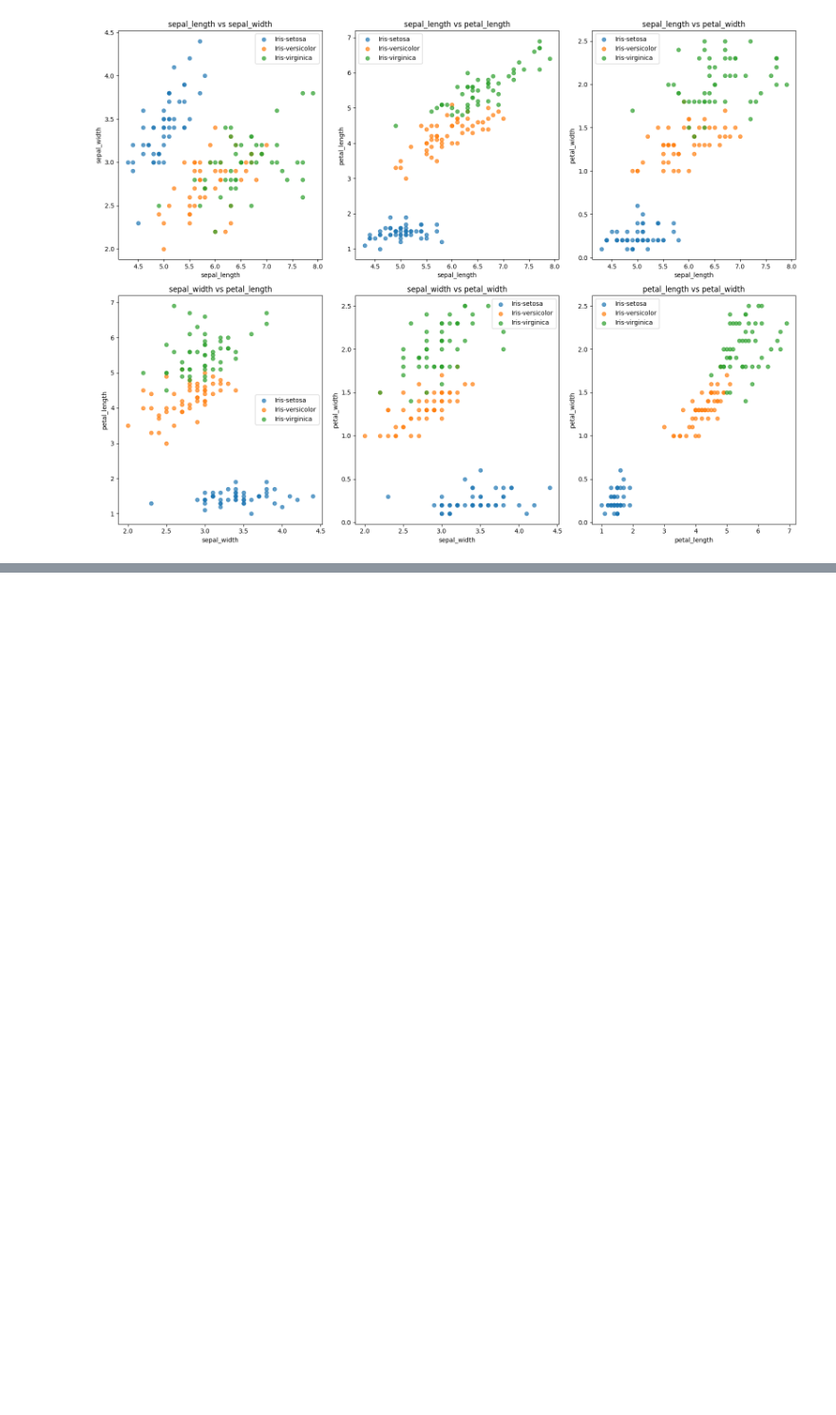
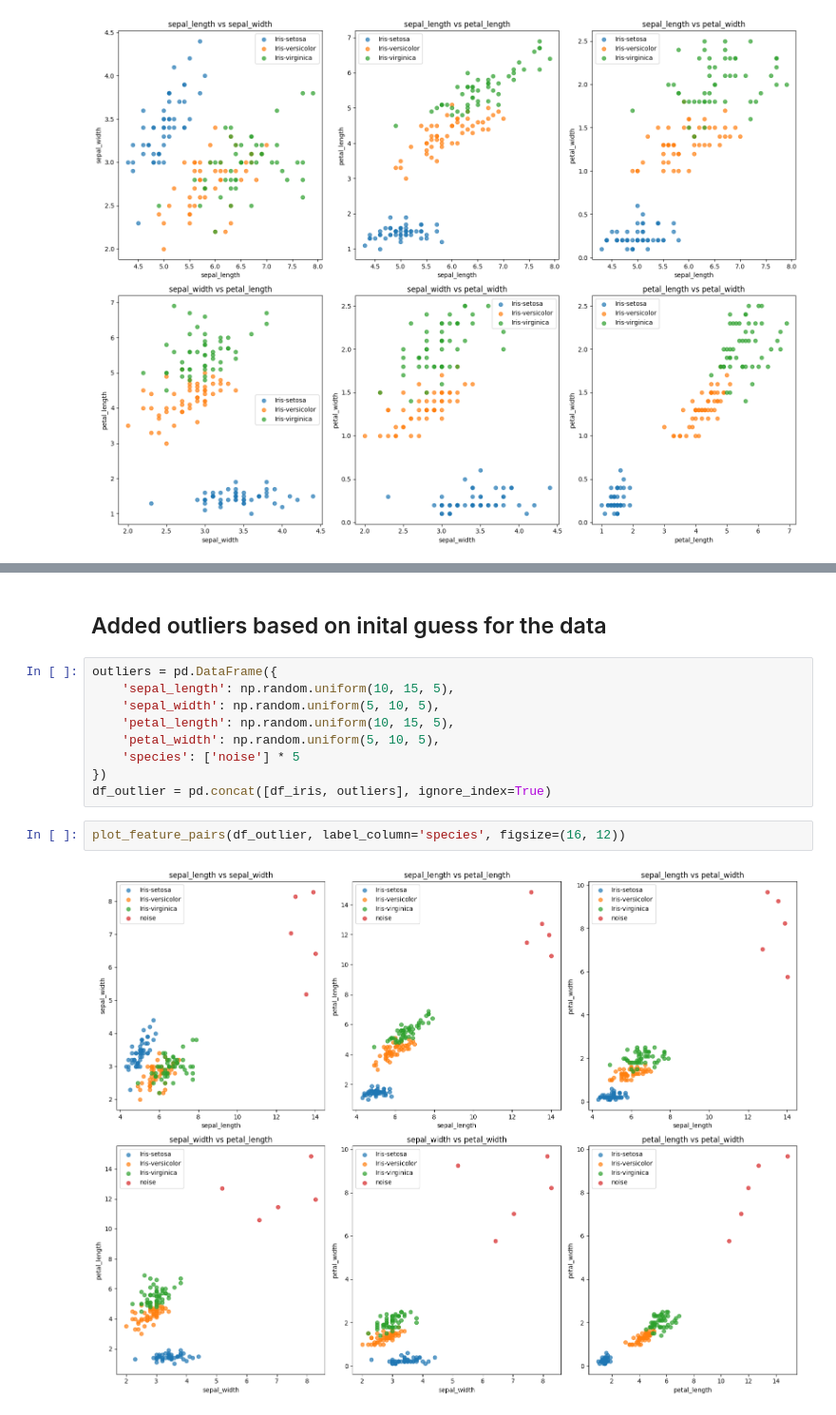
Before and after one commit to Poison-Cluster/poison-cluster, a Jupyter notebook: randomized_injection/randomized_injection_attack.ipynb, the cells around one changed output, grey strips where cells are left out. Shown at 95% size. Drawn from its saved outputs; the diff is of its cells as text; blank space fills up the shorter version.

```diff
--- a/randomized_injection/randomized_injection_attack.ipynb
+++ b/randomized_injection/randomized_injection_attack.ipynb
@@ -33,0 +46,15 @@ plot_feature_pairs(df_iris, label_column='species', figsize=(16, 12))
+# %% [markdown]
+## Added outliers based on inital guess for the data
+# %%
+outliers = pd.DataFrame({
+    'sepal_length': np.random.uniform(10, 15, 5),
+    'sepal_width': np.random.uniform(5, 10, 5),
+    'petal_length': np.random.uniform(10, 15, 5),
+    'petal_width': np.random.uniform(5, 10, 5),
+    'species': ['noise'] * 5
+})
+df_outlier = pd.concat([df_iris, outliers], ignore_index=True)
+# %%
+plot_feature_pairs(df_outlier, label_column='species', figsize=(16, 12))
+# %% [output]
+[figure, added]
```
Also changed, not shown: parts of 4 cells of this notebook.
